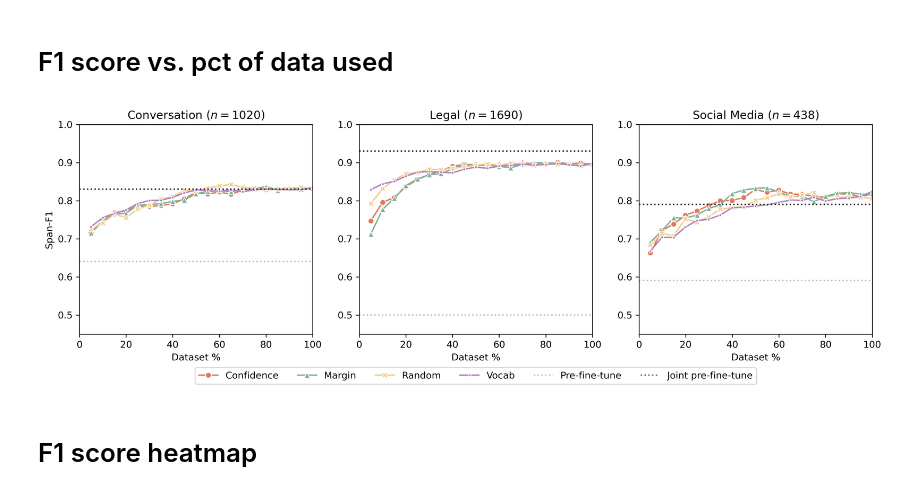
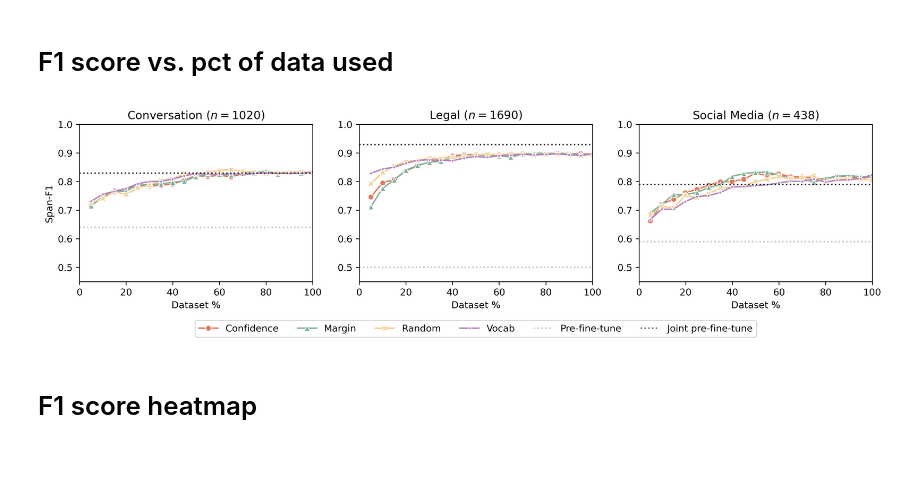
Before and after one commit to krusand/CrossNER-Active-Learning, a Jupyter notebook: Results.ipynb, the cells around one changed output. Saved outputs shown, nothing was run; the diff lists cells and outputs as text; code cells hidden in the pictures; blank space fills up the shorter version.

```diff
--- a/Results.ipynb
+++ b/Results.ipynb
@@ -190,7 +190,7 @@ y_min, y_max = 0.45 , 1
 
 
 n_cols, n_rows = 3,1
-fig, ax = plt.subplots(ncols=n_cols, nrows=n_rows, figsize=(15,4))
+fig, ax = plt.subplots(ncols=n_cols, nrows=n_rows, figsize=(15,3))
 dfs = [conv_df, legal_df, some_df]
 dfs = [df.replace({'method': {'confidence': 'Confidence', 'margin': 'Margin', 'random': 'Random', 'vocab':'Vocab'}}) for df in dfs]
 custom_colors = {'confidence': '#e07a5f', 'margin': '#81b29a', 'random': '#f2cc8f', 'vocab': '#b284be'}
@@ -202,35 +202,35 @@ finetune_values = [0.83, 0.93, 0.79]
 
 for row in range(n_cols):
     for method, marker in markers.items():
         sns.lineplot(data=dfs[row][dfs[row]['method'] == method.capitalize()],  # Use capitalized method name
                         x='percentage_of_samples',
                         y='f1',
                         color=custom_colors[method],
                         linestyle='-',
                         marker=marker,
                         ax=ax[row],
                         label=method.capitalize() if row == n_rows-1 else None)  # Use capitalized method name
     ax[row].set_xlabel('Dataset %')
     if row == 0:
         ax[row].set_ylabel('Span-F1')
     else:
         ax[row].set_ylabel('')
     ax[row].set_title(titles[row])
     ax[row].set_xlim([x_min, x_max])
     ax[row].set_ylim([y_min, y_max])
     ax[row].axhline(y=baseline_values[row], linewidth=1.5, color='#bdbdbd', ls=':')
     ax[row].axhline(y=finetune_values[row], linewidth=1.5, color='#292927', ls=':')
 
 # Manually add constant lines to the legend
 handles, labels = ax[0].get_legend_handles_labels()
 handles.extend([plt.Line2D([0], [0], color='silver', linestyle=':', label='Pre-fine-tune'),
                 plt.Line2D([0], [0], color='dimgray', linestyle=':', label='Joint pre-fine-tune')])
-ax[0].legend(handles=handles, labels=labels + ['Pre-fine-tune', 'Joint pre-fine-tune'], loc='center', bbox_to_anchor=(1.7, -0.2), ncol=6)
+ax[0].legend(handles=handles, labels=labels + ['Pre-fine-tune', 'Joint pre-fine-tune'], loc='center', bbox_to_anchor=(1.7, -0.3), ncol=6)
 # Adjust the spacing between subplots
 plt.subplots_adjust(hspace=0.4)
 plt.show()
 # %% [output]
-[figure, old version]
+[figure, new version]
 # %% [markdown]
 # F1 score heatmap
 # %%
```
Also changed, not shown: parts of 3 cells of this notebook.
